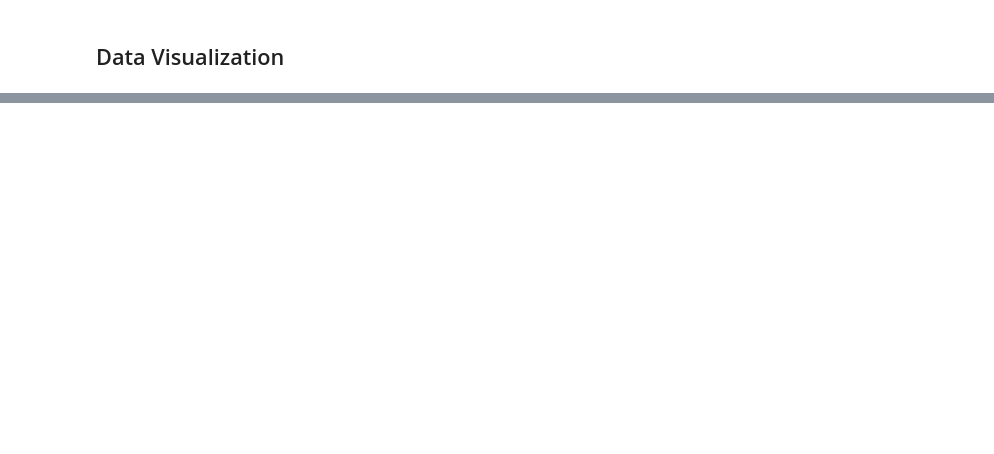
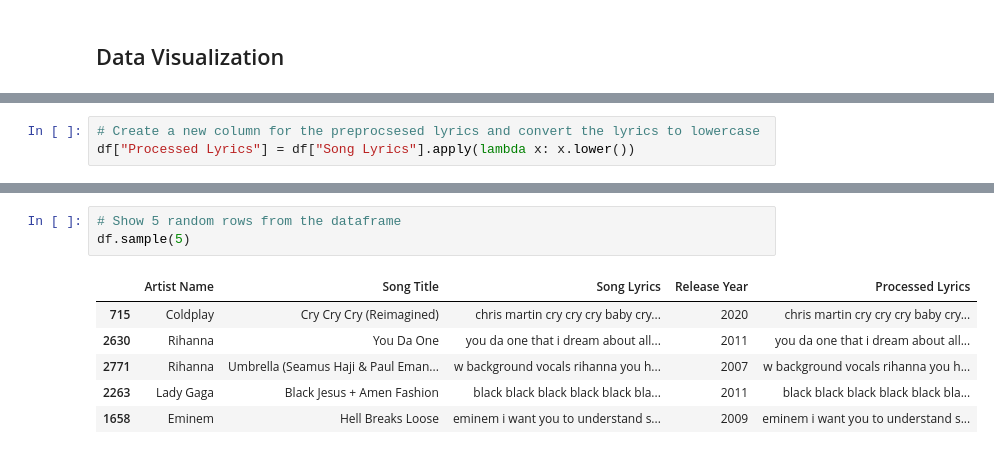
Before and after one commit to Momad-Y/Lyric-Logic, a Jupyter notebook: Lyric Logic NLP Project.ipynb, the cells around one changed output, grey strips where cells are left out. Saved outputs shown, nothing was run; the diff lists cells and outputs as text; blank space fills up the shorter version.

```diff
--- a/Lyric Logic NLP Project.ipynb
+++ b/Lyric Logic NLP Project.ipynb
@@ -380,0 +407,3 @@ plt.show()
+# %%
+# Create a new column for the preprocsesed lyrics and convert the lyrics to lowercase
+df["Processed Lyrics"] = df["Song Lyrics"].apply(lambda x: x.lower())
@@ -380,0 +415,10 @@ plt.show()
+# %%
+# Show 5 random rows from the dataframe
+df.sample(5)
+# %% [output]
+|  | Artist Name | Song Title | Song Lyrics | Release Year | Processed Lyrics |
+| 715 | Coldplay | Cry Cry Cry (Reimagined) | chris martin cry cry cry baby cry... | 2020 | chris martin cry cry cry baby cry... |
+| 2630 | Rihanna | You Da One | you da one that i dream about all... | 2011 | you da one that i dream about all... |
+| 2771 | Rihanna | Umbrella (Seamus Haji & Paul Eman... | w background vocals rihanna you h... | 2007 | w background vocals rihanna you h... |
+| 2263 | Lady Gaga | Black Jesus + Amen Fashion | black black black black black bla... | 2011 | black black black black black bla... |
+| 1658 | Eminem | Hell Breaks Loose | eminem i want you to understand s... | 2009 | eminem i want you to understand s... |
```
Also changed, not shown: parts of 73 cells of this notebook.
